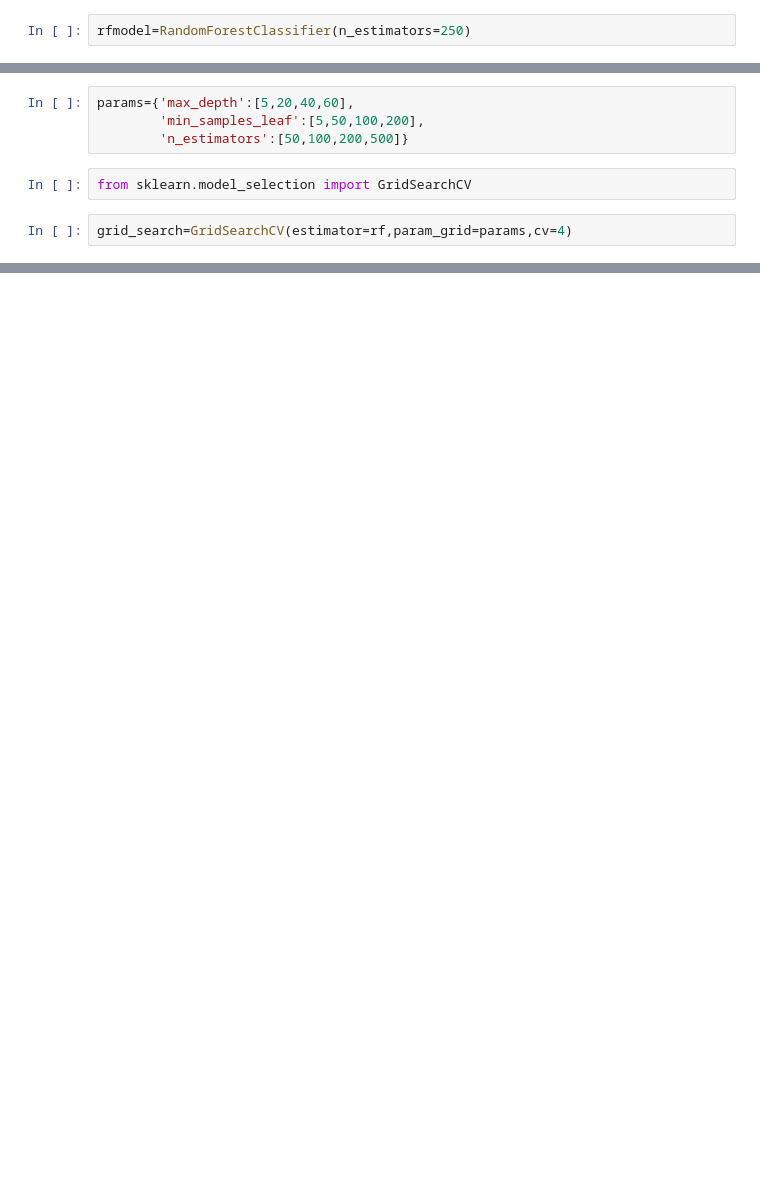
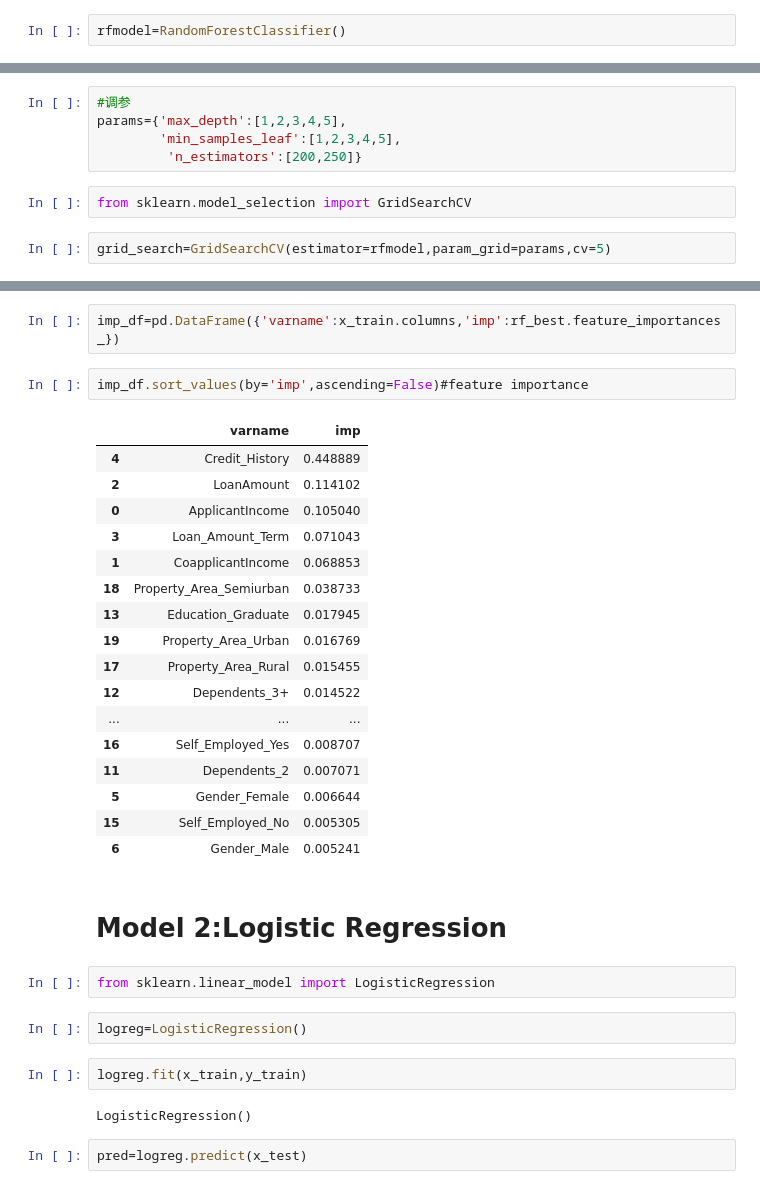
Before and after one commit to yuki0399/Loan-Eligibility-Prediction-Using-Machine-Learning-Algorithm, a Jupyter notebook: loan prediction.ipynb, the cells around one changed output, grey strips where cells are left out. Saved outputs shown, nothing was run; the diff lists cells and outputs as text; blank space fills up the shorter version.

```diff
--- a/loan prediction.ipynb
+++ b/loan prediction.ipynb
@@ -311,7 +282,7 @@ weighted avg       0.74      0.73      0.73       185
 # %%
 from sklearn.ensemble import RandomForestClassifier
 # %%
-rfmodel=RandomForestClassifier(n_estimators=250)
+rfmodel=RandomForestClassifier()
 # %%
 rfmodel.fit(x_train,y_train)
 # %% [output]
@@ -334,11 +304,12 @@ rf=RandomForestClassifier(random_state=42,n_jobs=-1)
 # %%
-params={'max_depth':[5,20,40,60],
-        'min_samples_leaf':[5,50,100,200],
-        'n_estimators':[50,100,200,500]}
+#调参
+params={'max_depth':[1,2,3,4,5],
+        'min_samples_leaf':[1,2,3,4,5],
+         'n_estimators':[200,250]}
 # %%
 from sklearn.model_selection import GridSearchCV
 # %%
-grid_search=GridSearchCV(estimator=rf,param_grid=params,cv=4)
+grid_search=GridSearchCV(estimator=rfmodel,param_grid=params,cv=5)
 # %%
 grid_search.fit(x_train,y_train)
 # %% [output]
@@ -358,0 +338,34 @@ RandomForestClassifier(max_depth=5, min_samples_leaf=5, n_jobs=-1,
+# %%
+imp_df=pd.DataFrame({'varname':x_train.columns,'imp':rf_best.feature_importances_})
+# %%
+imp_df.sort_values(by='imp',ascending=False)#feature importance
+# %% [output]
+|  | varname | imp |
+| 4 | Credit_History | 0.448889 |
+| 2 | LoanAmount | 0.114102 |
+| 0 | ApplicantIncome | 0.105040 |
+| 3 | Loan_Amount_Term | 0.071043 |
+| 1 | CoapplicantIncome | 0.068853 |
+| 18 | Property_Area_Semiurban | 0.038733 |
+| 13 | Education_Graduate | 0.017945 |
+| 19 | Property_Area_Urban | 0.016769 |
+| 17 | Property_Area_Rural | 0.015455 |
+| 12 | Dependents_3+ | 0.014522 |
+| ... | ... | ... |
+| 16 | Self_Employed_Yes | 0.008707 |
+| 11 | Dependents_2 | 0.007071 |
+| 5 | Gender_Female | 0.006644 |
+| 15 | Self_Employed_No | 0.005305 |
+| 6 | Gender_Male | 0.005241 |
+# %% [markdown]
+# Model 2:Logistic Regression
+# %%
+from sklearn.linear_model import LogisticRegression
+# %%
+logreg=LogisticRegression()
+# %%
+logreg.fit(x_train,y_train)
+# %% [output]
+LogisticRegression()
+# %%
+pred=logreg.predict(x_test)
```
Also changed, not shown: parts of 69 cells of this notebook.
